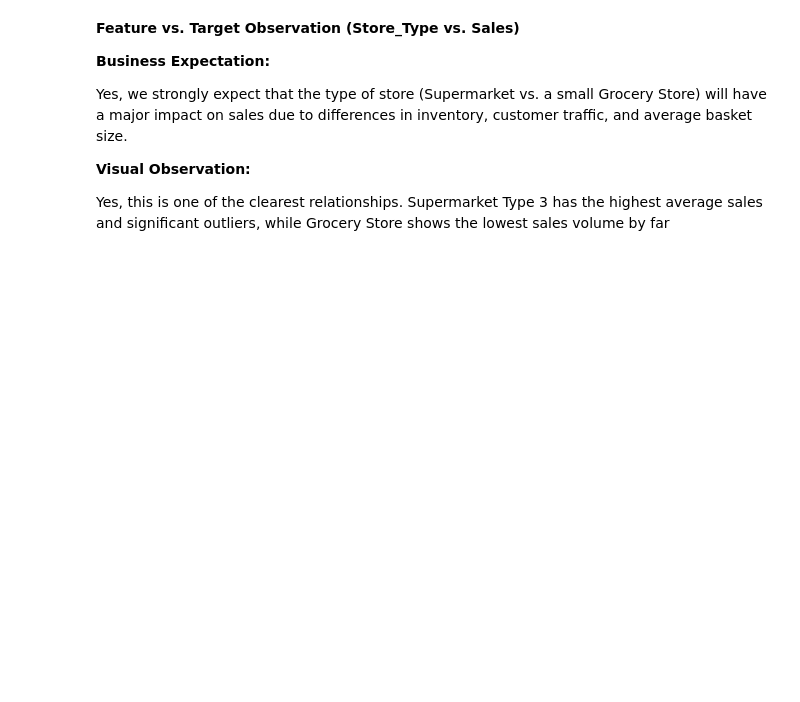
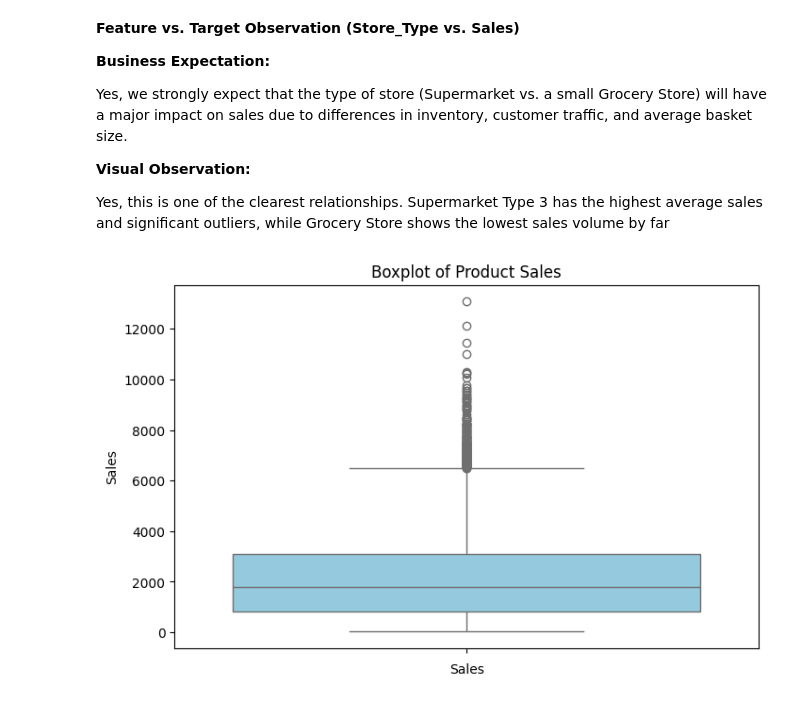
Before and after one commit to dohaalnabahin/Prediction-of-Product-Sales, a Jupyter notebook: Prediction_of_Product_Sales.ipynb, the cells around one changed output. Drawn from its saved outputs; the diff is of its cells as text; code cells hidden in the pictures; blank space fills up the shorter version.

```diff
--- a/Prediction_of_Product_Sales.ipynb
+++ b/Prediction_of_Product_Sales.ipynb
@@ -1021,3 +1017,11 @@ plot_categorical_vs_target(df, 'Store_Type',y='Sales');
 **Visual Observation:**
 
  Yes, this is one of the clearest relationships. Supermarket Type 3 has the highest average sales and significant outliers, while Grocery Store shows the lowest sales volume by far
+# %%
+
+fig, ax = plt.subplots(figsize=(8,5))
+sns.boxplot(data=df,y='Sales',color='skyblue',ax=ax)
+ax.set_title("Boxplot of Product Sales");
+ax.set_xlabel("Sales");
+# %% [output]
+[figure, added]
```
Also changed, not shown: parts of 12 cells of this notebook.
